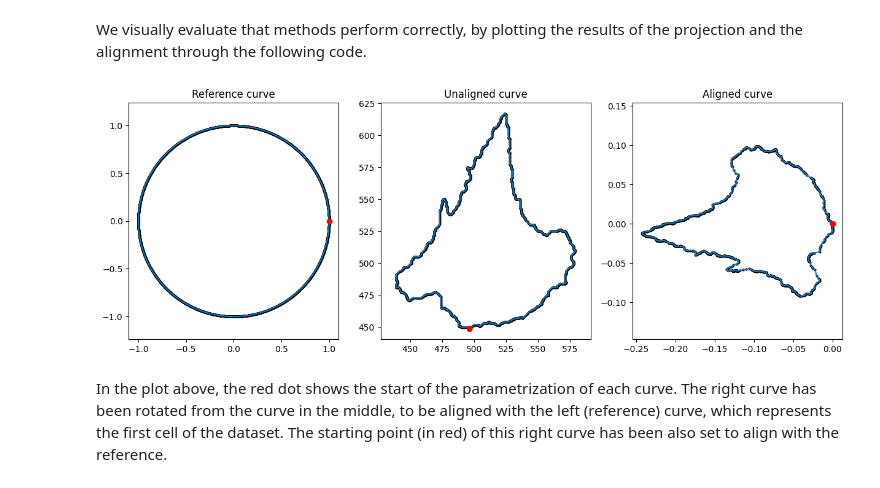
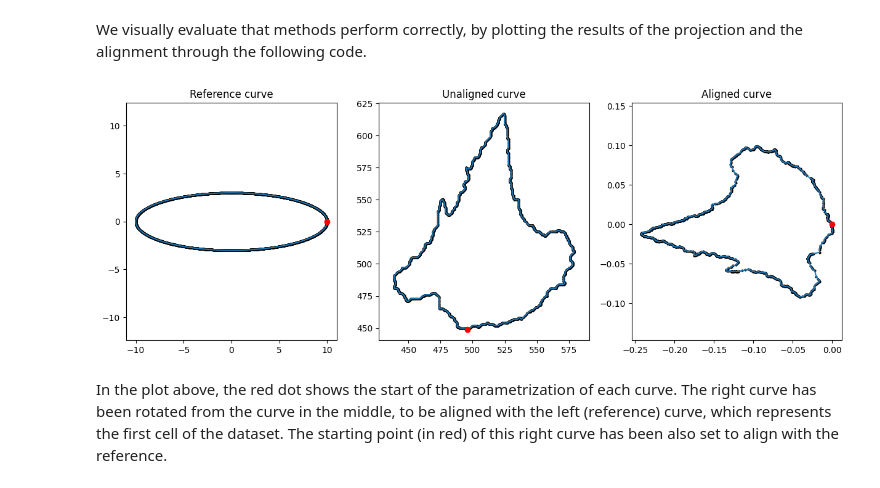
Before and after one commit to wxli0/dyn, a Jupyter notebook: dyn/notebooks/breast_cancer_analysis.ipynb, the cells around one changed output. Cells and saved outputs as stored; diff of their text form; code cells hidden in the pictures.

```diff
--- a/dyn/notebooks/breast_cancer_analysis.ipynb
+++ b/dyn/notebooks/breast_cancer_analysis.ipynb
@@ -343,40 +343,40 @@ MDA_MB_231 using Linear: 224
 # %% [markdown]
 We visually evaluate that methods perform correctly, by plotting the results of the projection and the alignment through the following code.
 # %%
-BASE_CURVE = generate_circle_points(k_sampling_points)
+BASE_CURVE = generate_ellipse(k_sampling_points)
 index = 29
 metric = 'SRV'
 unaligned_cell = ds_proc["MCF10A"][index]
 aligned_cell = ds_align[metric]["MCF10A"][index]
 
 fig = plt.figure(figsize=(15, 5))
 
 fig.add_subplot(131)
 plt.plot(BASE_CURVE[:, 0], BASE_CURVE[:, 1])
 plt.plot([BASE_CURVE[-1, 0], BASE_CURVE[0, 0]], [BASE_CURVE[-1, 1], BASE_CURVE[0, 1]], 'tab:blue')
 plt.scatter(BASE_CURVE[:, 0], BASE_CURVE[:, 1], s=4, c='black')
 plt.plot(BASE_CURVE[0, 0], BASE_CURVE[0, 1], "ro")
 plt.axis("equal")
 plt.title("Reference curve")
 
 fig.add_subplot(132)
 plt.plot(unaligned_cell[:, 0], unaligned_cell[:, 1])
 plt.plot(unaligned_cell[0, 0], unaligned_cell[0, 1], "ro")
 plt.scatter(unaligned_cell[:, 0], unaligned_cell[:, 1], s=4, c='black')
 plt.axis("equal")
 plt.title("Unaligned curve")
 
 fig.add_subplot(133)
 plt.plot(aligned_cell[:, 0], aligned_cell[:, 1])
 plt.scatter(aligned_cell[:, 0], aligned_cell[:, 1], s=4, c='black')
 plt.plot(aligned_cell[0, 0], aligned_cell[0, 1], "ro")
 plt.axis("equal")
 plt.title("Aligned curve")
 
 plt.savefig(os.path.join(figs_dir, "alignment.svg"))
 plt.savefig(os.path.join(figs_dir, "alignment.pdf"))
 # %% [output]
-[figure, old version]
+[figure, new version]
 # %% [markdown]
 In the plot above, the red dot shows the start of the parametrization of each curve. The right curve has been rotated from the curve in the middle, to be aligned with the left (reference) curve, which represents the first cell of the dataset. The starting point (in red) of this right curve has been also set to align with the reference.
 # %% [markdown]
```
Also changed, not shown: parts of 12 cells of this notebook, 5 other files.
